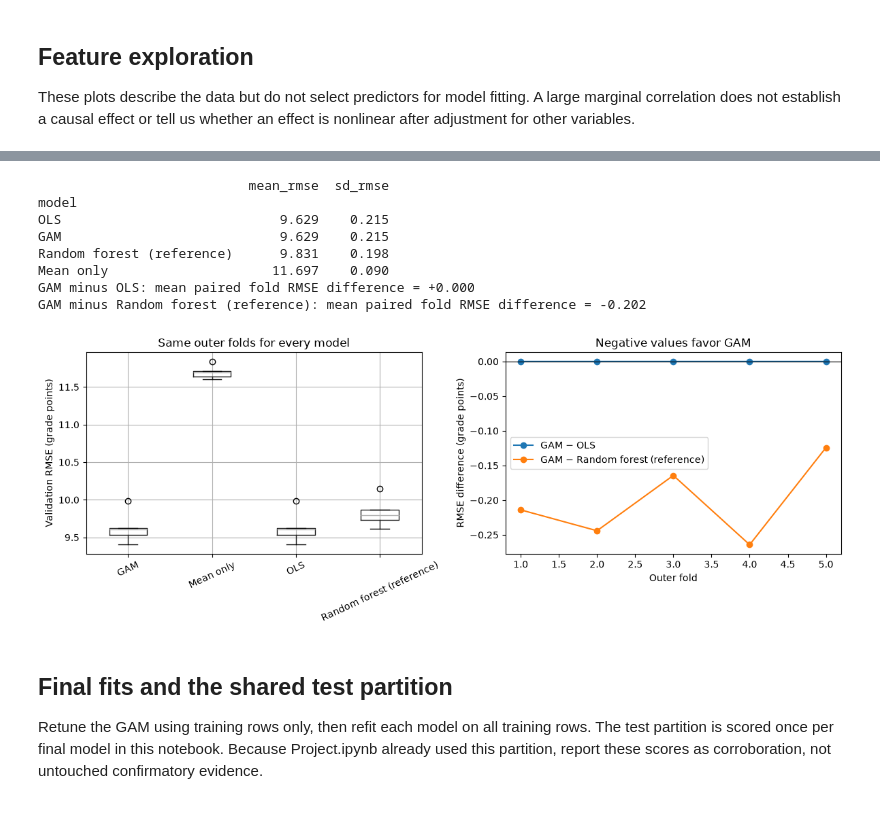
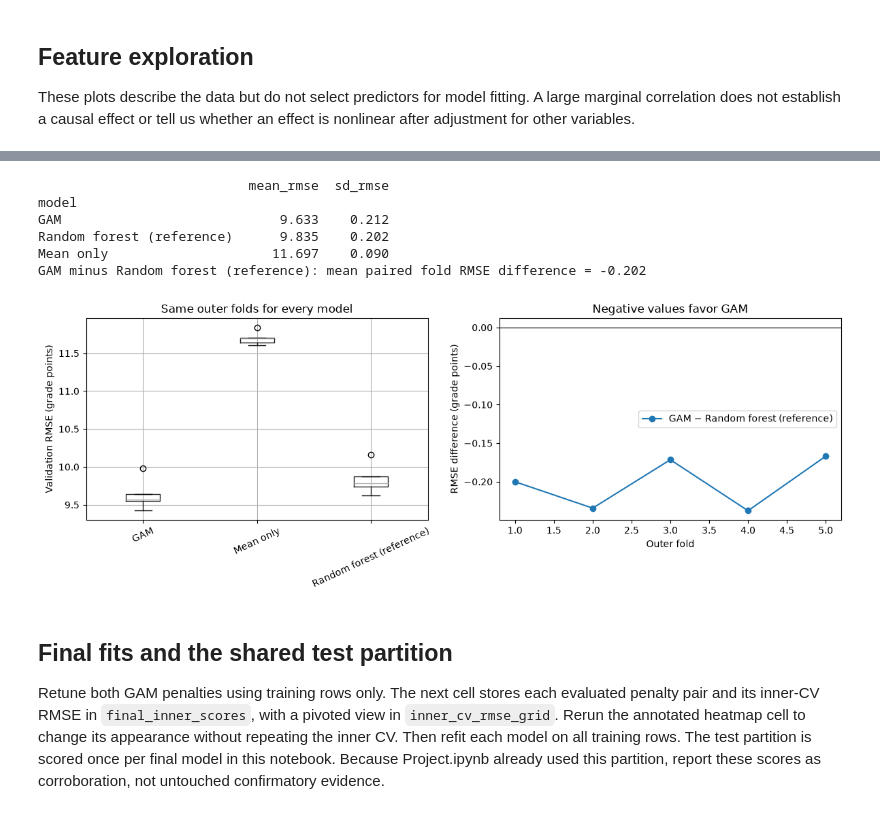
Before and after one commit to ZhangAnli/ST5227-Course-Project, a Jupyter notebook: Project-GAMs.ipynb, the cells around one changed output, grey strips where cells are left out. Drawn from its saved outputs; the diff is of its cells as text; code cells hidden in the pictures.

```diff
--- a/Project-GAMs.ipynb
+++ b/Project-GAMs.ipynb
@@ -9,28 +9,24 @@ Run from this notebook's folder, or from the parent project folder, with the **p
 # %%
 from pathlib import Path
-import warnings
 
 import matplotlib.pyplot as plt
+from matplotlib.patches import Rectangle
 import numpy as np
 import pandas as pd
 import pygam
 import sklearn
-from pygam import LinearGAM, l, s
-from sklearn.compose import ColumnTransformer
+from pygam import LinearGAM, f, s
 from sklearn.dummy import DummyRegressor
 from sklearn.ensemble import RandomForestRegressor
-from sklearn.impute import SimpleImputer
-from sklearn.linear_model import LinearRegression
 from sklearn.metrics import root_mean_squared_error
 from sklearn.model_selection import KFold, train_test_split
-from sklearn.pipeline import make_pipeline
-from sklearn.preprocessing import OneHotEncoder
 
 SEED = 42
 TEST_SIZE = 0.15
 OUTER_SPLITS = 5
-INNER_SPLITS = 3
-SMOOTHING_GRID = np.array([0.1, 1.0, 10.0, 100.0, 1_000.0, 10_000.0, 1_000_000.0])
+INNER_SPLITS = 5
+BASE_LAMBDA_GRID = np.array([0.1, 1.0, 10.0, 100.0, 1_000.0, 10_000.0])
+WIDE_LAMBDA_GRID = np.array([0.001, 0.1, 10.0, 1_000.0, 100_000.0])
 TARGET = "final_grade_pct"
 
 print("PyGAM:", pygam.__version__, "| scikit-learn:", sklearn.__version__)
@@ -68,8 +64,8 @@ DISCRETE_COLS = [
     "parental_involvement_score",
 ]
 CATEGORICAL_COLS = [
-    "academic_year", "gender", "school_type", "residence_type",
-    "family_income_bracket", "father_education_level",
+    "gender", "school_type", "residence_type",
+    "father_education_level",
     "mother_education_level", "father_occupation",
     "mother_occupation", "scholarship_status",
 ]
@@ -246,37 +322,35 @@ GAM smoothing penalties by outer fold: [1000000.0, 1000000.0, 1000000.0, 1000000
 # %%
 cv_wide = cv_scores.pivot(index="fold", columns="model", values="rmse")
 cv_summary = (cv_scores.groupby("model")["rmse"]
               .agg(mean_rmse="mean", sd_rmse="std")
               .sort_values("mean_rmse"))
 print(cv_summary.round(3).to_string())
 
 fig, axes = plt.subplots(1, 2, figsize=(12, 4.5))
 cv_wide.boxplot(ax=axes[0], rot=25)
 axes[0].set(ylabel="Validation RMSE (grade points)",
             title="Same outer folds for every model")
-comparators = ["OLS", "Random forest (reference)"]
+comparators = ["Random forest (reference)"]
 for name in comparators:
     diff = cv_wide["GAM"] - cv_wide[name]
     axes[1].plot(diff.index, diff.values, marker="o", label=f"GAM − {name}")
     print(f"GAM minus {name}: mean paired fold RMSE difference = {diff.mean():+.3f}")
 axes[1].axhline(0, color="black", linewidth=0.8)
 axes[1].set(xlabel="Outer fold", ylabel="RMSE difference (grade points)",
             title="Negative values favor GAM")
 axes[1].legend()
 plt.tight_layout()
 plt.show()
 # %% [output]
                            mean_rmse  sd_rmse
 model
-OLS                            9.629    0.215
-GAM                            9.629    0.215
-Random forest (reference)      9.831    0.198
+GAM                            9.633    0.212
+Random forest (reference)      9.835    0.202
 Mean only                     11.697    0.090
-GAM minus OLS: mean paired fold RMSE difference = +0.000
 GAM minus Random forest (reference): mean paired fold RMSE difference = -0.202
-[figure, old version]
+[figure, new version]
 # %% [markdown]
 ## Final fits and the shared test partition
 
-Retune the GAM using training rows only, then refit each model on all training rows. The test partition is scored once per final model in this notebook. Because Project.ipynb already used this partition, report these scores as corroboration, not untouched confirmatory evidence.
+Retune both GAM penalties using training rows only. The next cell stores each evaluated penalty pair and its inner-CV RMSE in `final_inner_scores`, with a pivoted view in `inner_cv_rmse_grid`. Rerun the annotated heatmap cell to change its appearance without repeating the inner CV. Then refit each model on all training rows. The test partition is scored once per final model in this notebook. Because Project.ipynb already used this partition, report these scores as corroboration, not untouched confirmatory evidence.
 # %%
```
Also changed, not shown: parts of 28 cells of this notebook, 1 other file.
